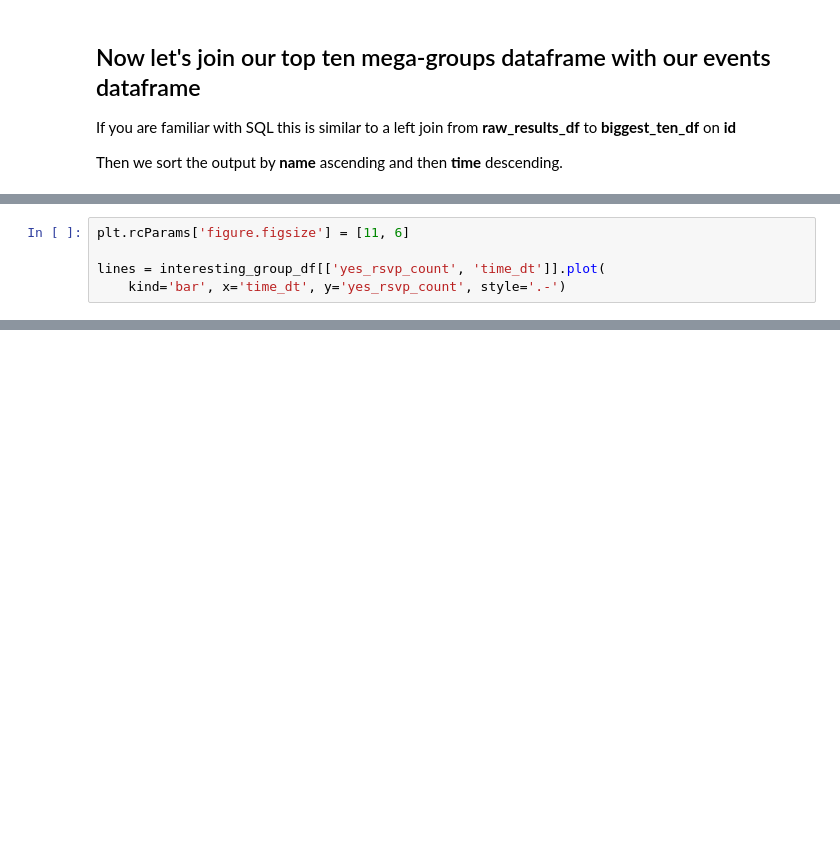
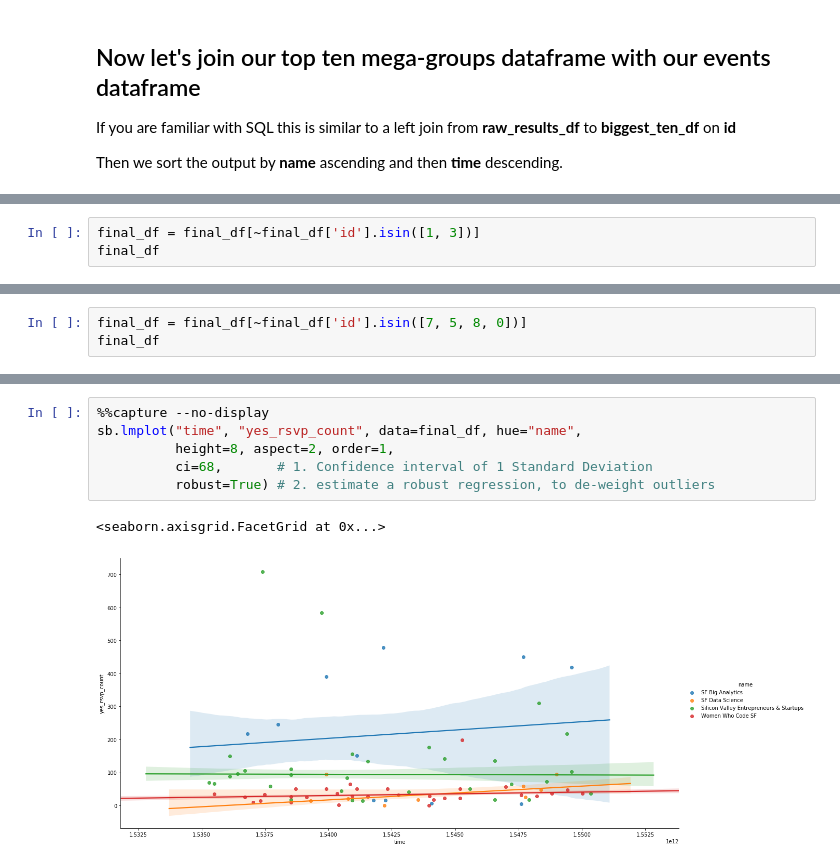
Before and after one commit to redpanda-ai/datascience_challenges, a Jupyter notebook: 01_explore_meetup_api/explore_sf_meetups.ipynb, the cells around one changed output, grey strips where cells are left out. Drawn from its saved outputs; the diff is of its cells as text; blank space fills up the shorter version.

```diff
--- a/01_explore_meetup_api/explore_sf_meetups.ipynb
+++ b/01_explore_meetup_api/explore_sf_meetups.ipynb
@@ -616,5 +659,0 @@ are looking forward to new events.
-# %%
-plt.rcParams['figure.figsize'] = [11, 6]
-
-lines = interesting_group_df[['yes_rsvp_count', 'time_dt']].plot(
-    kind='bar', x='time_dt', y='yes_rsvp_count', style='.-')
@@ -639,0 +683,3 @@ sb.regplot(x='time', y='yes_rsvp_count', data=interesting_group_df,
+# %%
+final_df = final_df[~final_df['id'].isin([1, 3])]
+final_df
@@ -639,0 +725,3 @@ sb.regplot(x='time', y='yes_rsvp_count', data=interesting_group_df,
+# %%
+final_df = final_df[~final_df['id'].isin([7, 5, 8, 0])]
+final_df
@@ -639,0 +753,9 @@ sb.regplot(x='time', y='yes_rsvp_count', data=interesting_group_df,
+# %%
+%%capture --no-display
+sb.lmplot("time", "yes_rsvp_count", data=final_df, hue="name",
+          height=8, aspect=2, order=1,
+          ci=68,       # 1. Confidence interval of 1 Standard Deviation
+          robust=True) # 2. estimate a robust regression, to de-weight outliers
+# %% [output]
+<seaborn.axisgrid.FacetGrid at 0x...>
+[figure, added]
```
Also changed, not shown: parts of 34 cells of this notebook, 1 other file.
